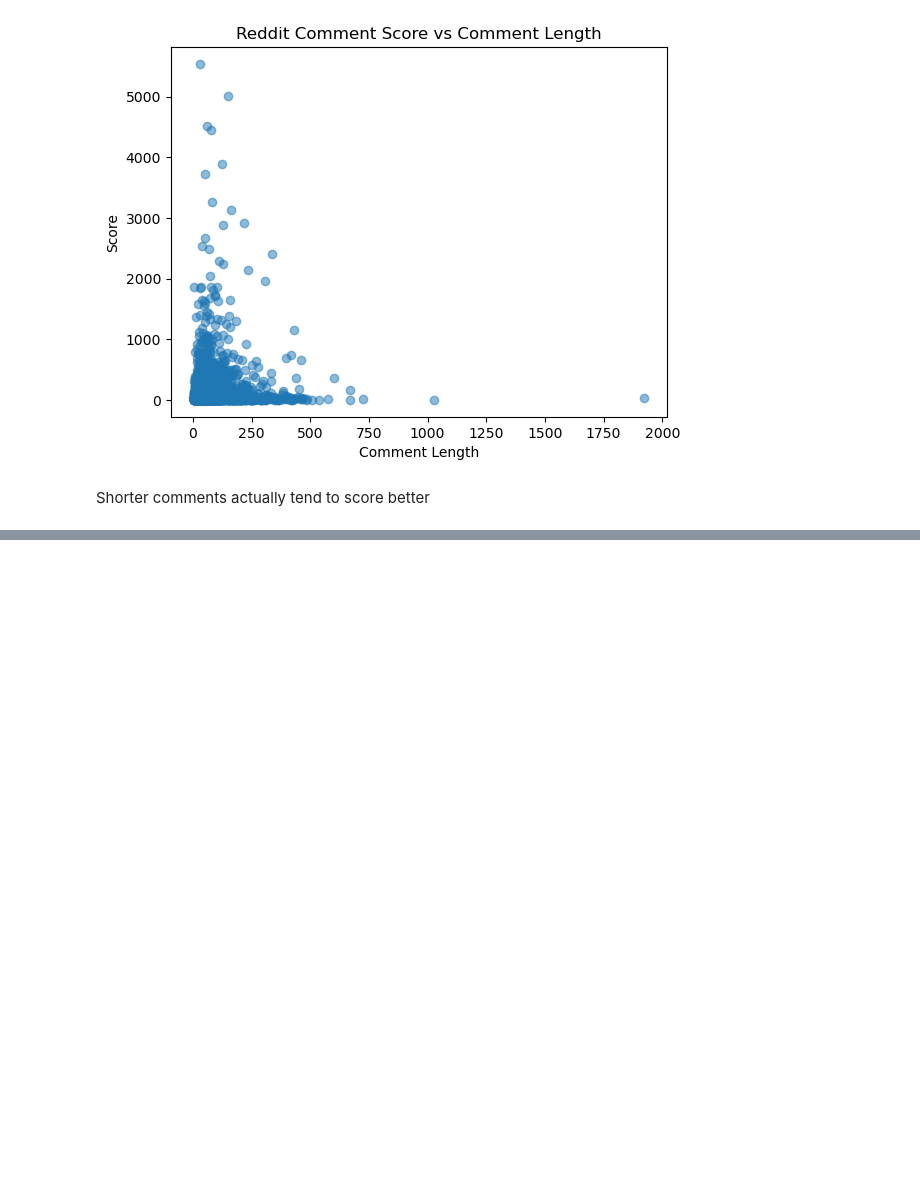
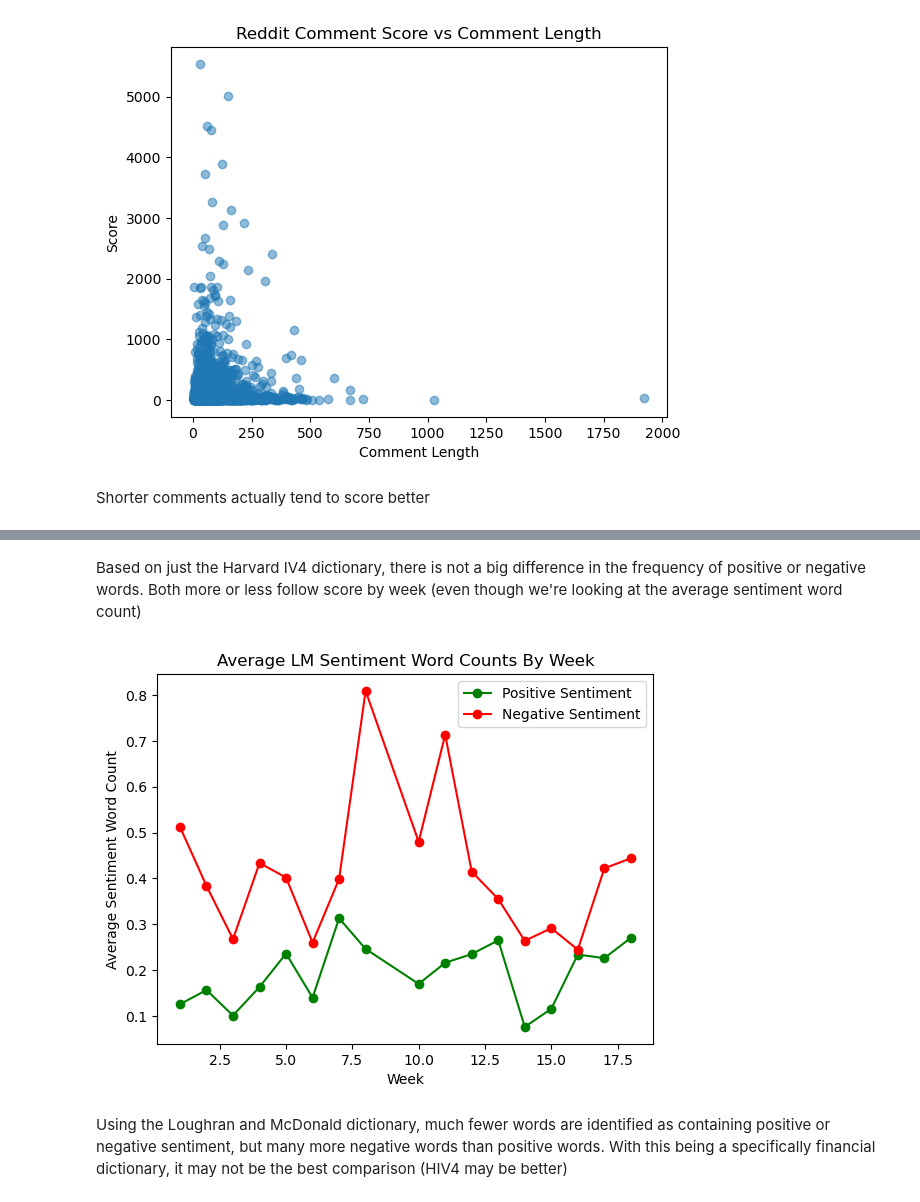
Before and after one commit to ryanjamesyu2/sentiment-performance-connection, a Jupyter notebook: sentiment_data_eda.ipynb, the cells around one changed output, grey strips where cells are left out. Drawn from its saved outputs; the diff is of its cells as text; code cells hidden in the pictures; blank space fills up the shorter version.

```diff
--- a/sentiment_data_eda.ipynb
+++ b/sentiment_data_eda.ipynb
@@ -439,0 +500,14 @@ Shorter comments actually tend to score better
+# %% [markdown]
+Based on just the Harvard IV4 dictionary, there is not a big difference in the frequency of positive or negative words. Both more or less follow score by week (even though we're looking at the average sentiment word count)
+# %%
+plt.plot(reddit_sentiment_by_week['week'], reddit_sentiment_by_week['lm_pos_sentiment_count'], marker='o', color='green', label='Positive Sentiment')
+plt.plot(reddit_sentiment_by_week['week'], reddit_sentiment_by_week['lm_neg_sentiment_count'], marker='o', color='red', label='Negative Sentiment')
+plt.xlabel('Week')
+plt.ylabel('Average Sentiment Word Count')
+plt.title('Average LM Sentiment Word Counts By Week')
+plt.legend()
+plt.show()
+# %% [output]
+[figure, added]
+# %% [markdown]
+Using the Loughran and McDonald dictionary, much fewer words are identified as containing positive or negative sentiment, but many more negative words than positive words. With this being a specifically financial dictionary, it may not be the best comparison (HIV4 may be better)
```
Also changed, not shown: parts of 11 cells of this notebook.
